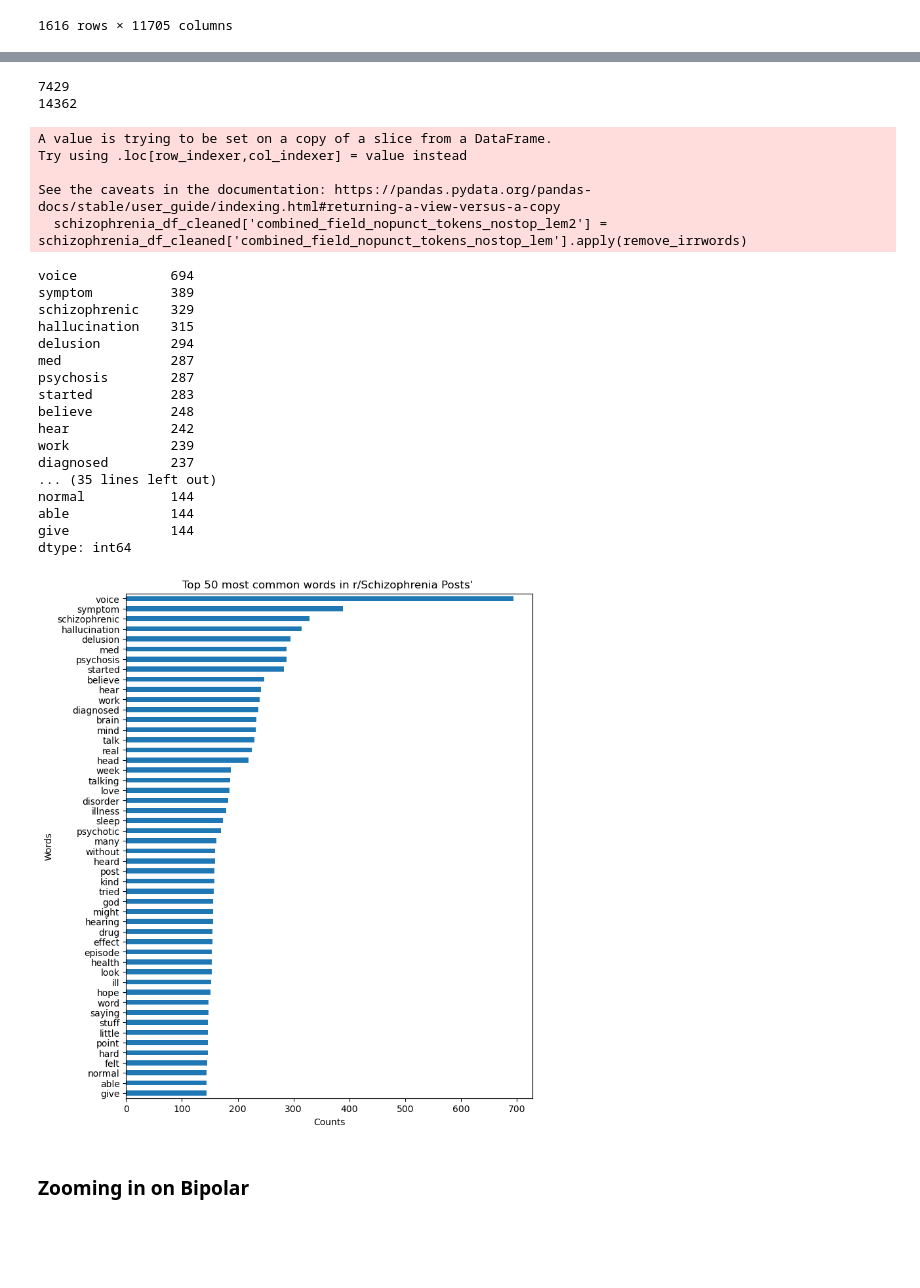
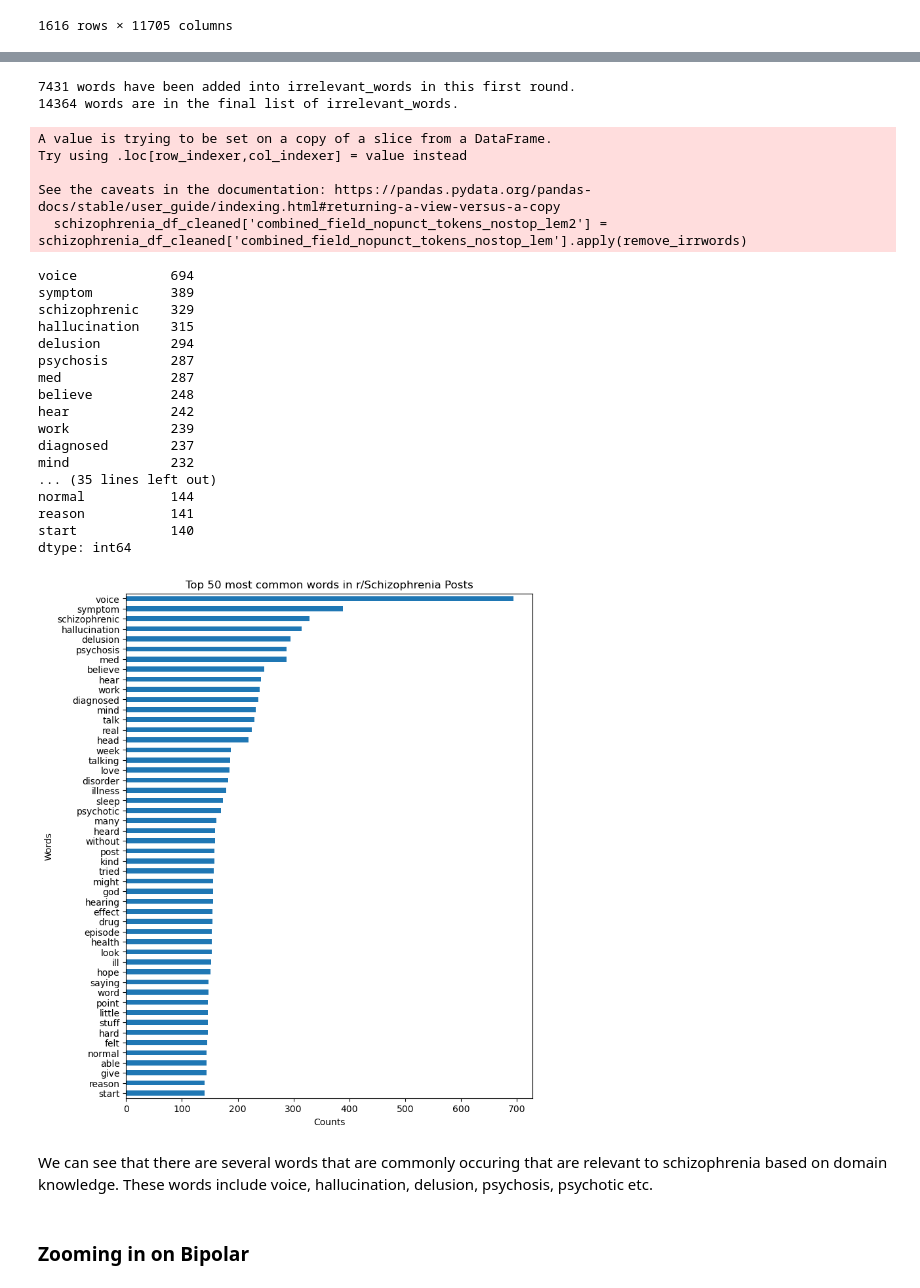
Before and after one commit to charlesyapai/GAProj3, a Jupyter notebook: model/Model 21 June.ipynb, the cells around one changed output, grey strips where cells are left out. Cells and saved outputs as stored; diff of their text form; code cells hidden in the pictures; blank space fills up the shorter version.

```diff
--- a/model/Model 21 June.ipynb
+++ b/model/Model 21 June.ipynb
@@ -306,7 +320,7 @@ irrelevant_words = ['schizophrenia', 'bipolar','i', 'people', 'know', 'feel', 'i
                     'always', 'bad', 'around', 'well', 'tell', 'today', 'everything', 'better', 'told', 'trying', 'guy', 'right',
                     'person', 'else', 'ever', 'last', 'come', 'night', 'ago', 'made', 'sure', 'everyone', 'away', 'getting', 'long', 'stop', 'keep', 'taking',
                     'try', 'though', 'every', 'please', 'didnt', 'went', 'find', 'thinking', 'question', 'u','actually','thats','recently','may','two','maybe','some',
-                    'feeling','friend','medication','mental','life','dont','experience','anxiety','diagnosis','family','doctor','xb']
+                    'feeling','friend','medication','mental','life','dont','experience','anxiety','diagnosis','family','doctor','xb', 'started','brain']
 
 # irrelevant_words = ['schizophrenia', 'bipolar','xb','i','im','ive','u']
 
@@ -316,14 +330,14 @@ for ind in schi.index:
         if schi['word'][ind] not in relevant_words_schizo_bipolar:
             irrelevant_words.append(schi['word'][ind])
 
-print(len(irrelevant_words))
+print(f"{len(irrelevant_words)} words have been added into irrelevant_words in this first round.")
 
 for ind in bipo.index:
     if bipo['count'][ind] <3:
         if bipo['word'][ind] not in relevant_words_schizo_bipolar:
             irrelevant_words.append(bipo['word'][ind])
 
-print(len(irrelevant_words))
+print(f"{len(irrelevant_words)} words are in the final list of irrelevant_words.")
 
 # Define the function to remove the words
 def remove_irrwords(tokenized_list):
@@ -333,8 +347,8 @@ def remove_irrwords(tokenized_list):
 # Remove the irrelevant_words from schizophrenia
 schizophrenia_df_cleaned['combined_field_nopunct_tokens_nostop_lem2'] = schizophrenia_df_cleaned['combined_field_nopunct_tokens_nostop_lem'].apply(remove_irrwords)
 # %% [output]
-7429
-14362
+7431 words have been added into irrelevant_words in this first round.
+14364 words are in the final list of irrelevant_words.
 A value is trying to be set on a copy of a slice from a DataFrame.
 Try using .loc[row_indexer,col_indexer] = value instead
 
@@ -353,28 +367,30 @@ symptom          389
 schizophrenic    329
 hallucination    315
 delusion         294
+psychosis        287
 med              287
-psychosis        287
-started          283
 believe          248
 hear             242
 work             239
 diagnosed        237
+mind             232
 ... (35 lines left out)
 normal           144
-able             144
-give             144
+reason           141
+start            140
 dtype: int64
 # %%
 # preview the top 50 words with a bar chart after removal of words
 
 schizophrenia_df_cleaned_countvec2_top50.sort_values(ascending=True).plot(kind='barh', figsize=(8,10))
 plt.ylabel('Words')
 plt.xlabel('Counts')
-plt.title('Top 50 most common words in r/Schizophrenia Posts\' ')
+plt.title('Top 50 most common words in r/Schizophrenia Posts')
 plt.show()
 # %% [output]
-[figure, old version]
+[figure, new version]
+# %% [markdown]
+We can see that there are several words that are commonly occuring that are relevant to schizophrenia based on domain knowledge. These words include voice, hallucination, delusion, psychosis, psychotic etc.
 # %% [markdown]
 ### Zooming in on Bipolar
 # %%
```
Also changed, not shown: parts of 83 cells of this notebook, 2 other files.
